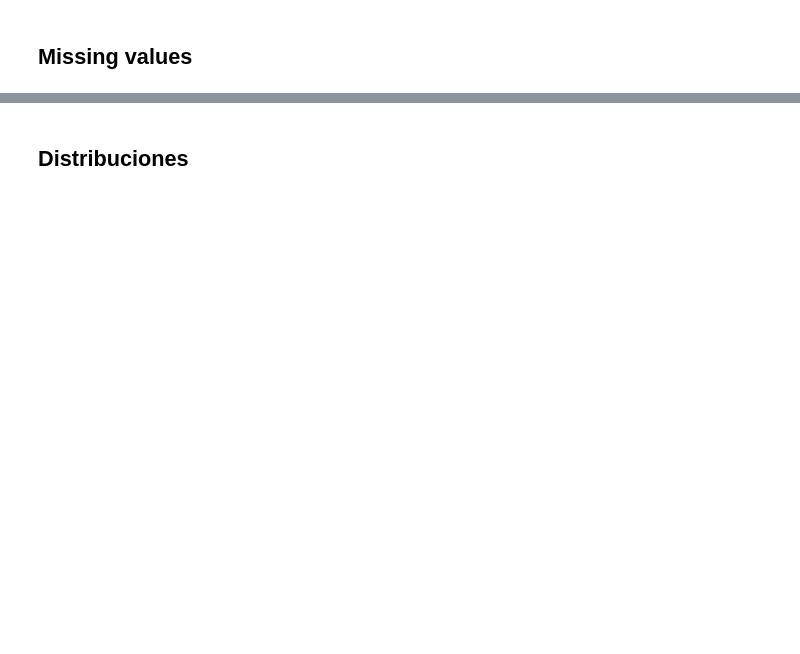
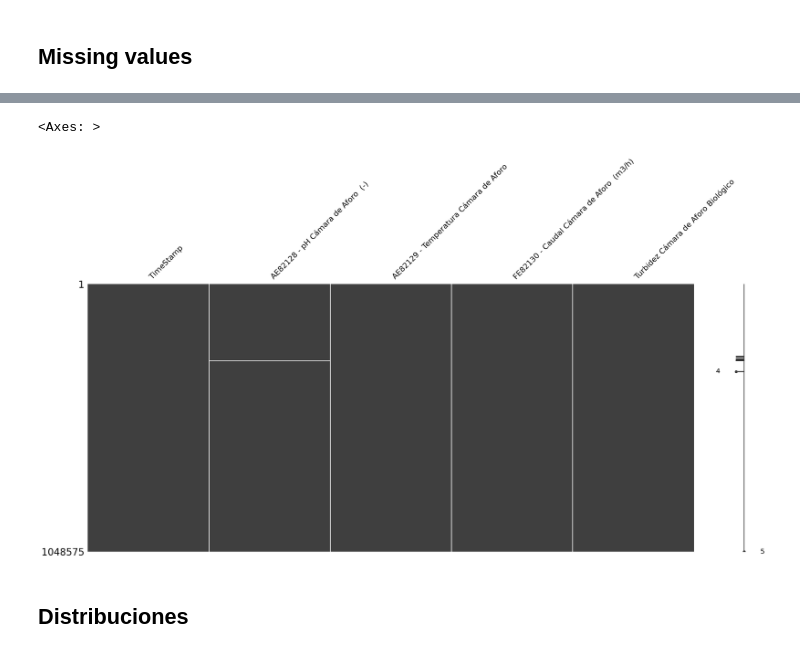
Before and after one commit to tetenogues/data_barbies_y_guille, a Jupyter notebook: first-nb.ipynb, the cells around one changed output, grey strips where cells are left out. Cells and saved outputs as stored; diff of their text form; code cells hidden in the pictures; blank space fills up the shorter version.

```diff
--- a/first-nb.ipynb
+++ b/first-nb.ipynb
@@ -223,3 +229,8 @@ msno.matrix(data_lab)
+# %%
+msno.matrix(data_camara)
+# %% [output]
+<Axes: >
+[figure, added]
 # %% [markdown]
 ## Distribuciones
 # %%
```
Also changed, not shown: parts of 12 cells of this notebook.
